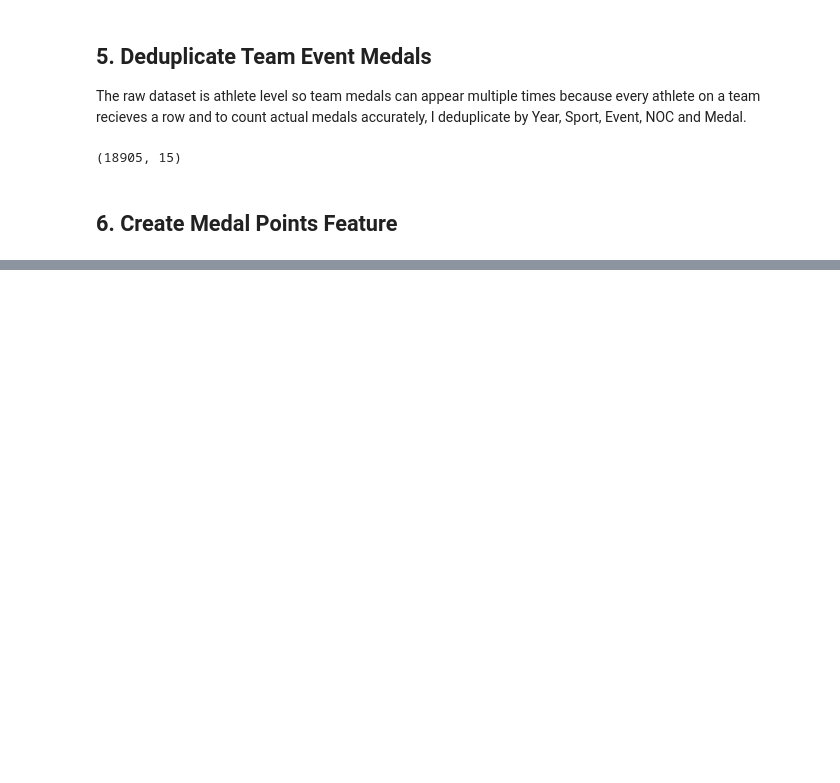
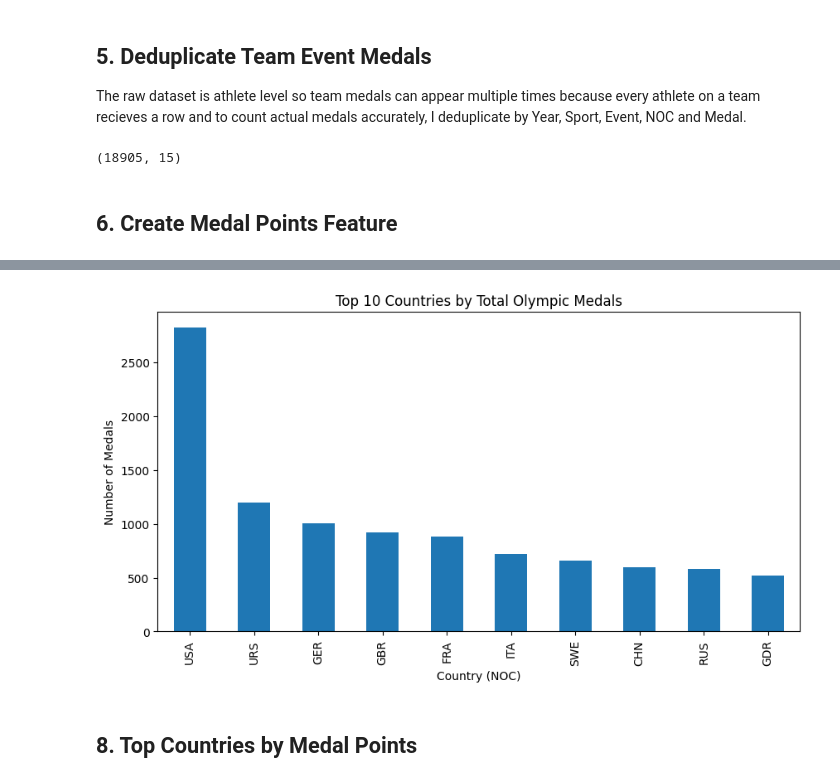
Before and after one commit to Jenushan44/olympic-performance-analyzer, a Jupyter notebook: notebooks/olympics_analysis.ipynb, the cells around one changed output, grey strips where cells are left out. Cells and saved outputs as stored; diff of their text form; code cells hidden in the pictures; blank space fills up the shorter version.

Commit message:
Add Olympic medal analysis, visualizations and key findings

```diff
--- a/notebooks/olympics_analysis.ipynb
+++ b/notebooks/olympics_analysis.ipynb
@@ -62,0 +72,3 @@ dedup_df.to_csv("../data/processed/olympics_cleaned.csv", index = False)
+# %%
+top_country_medals = dedup_df.groupby('NOC').size().sort_values(ascending=False)
+top_country_medals.head(10)
@@ -62,0 +88,9 @@ dedup_df.to_csv("../data/processed/olympics_cleaned.csv", index = False)
+# %%
+import matplotlib.pyplot as plt
+
+top_country_medals.head(10).plot(kind='bar', title='Top 10 Countries by Total Olympic Medals', xlabel = 'Country (NOC)', ylabel = 'Number of Medals', figsize=(10,5))
+plt.show()
+# %% [output]
+[figure, added]
+# %% [markdown]
+## 8. Top Countries by Medal Points
```
Also changed, not shown: parts of 10 cells of this notebook, 1 other file.
